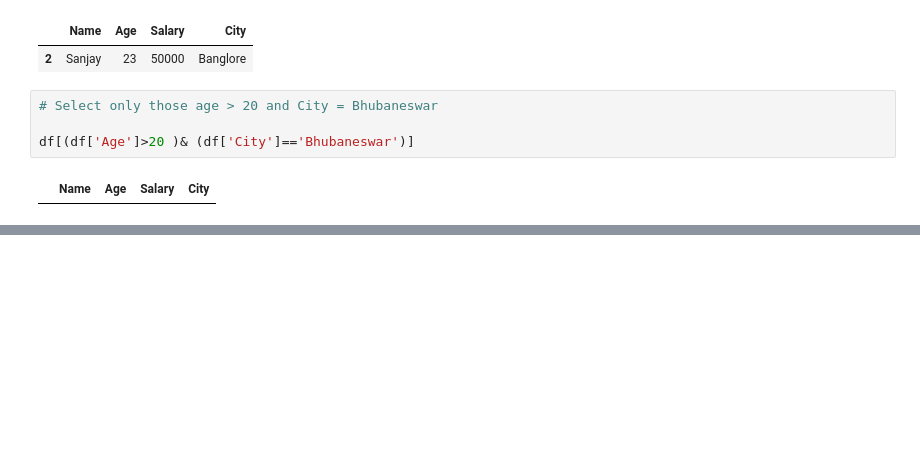
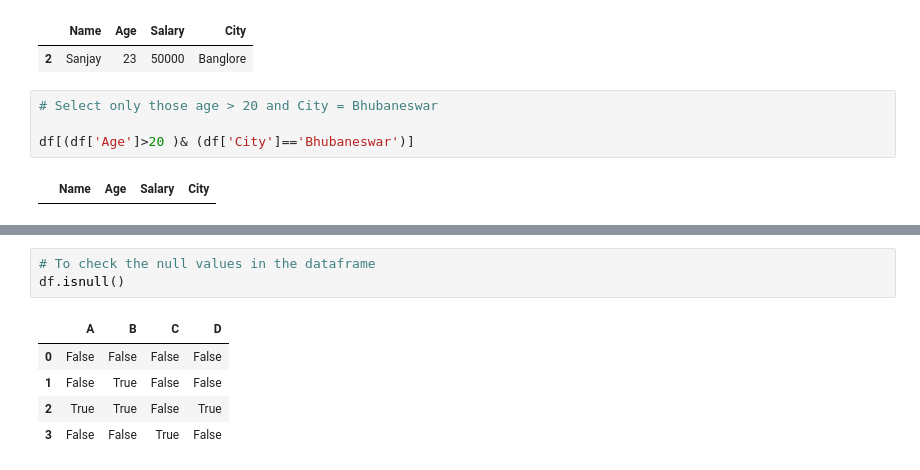
Before and after one commit to pSahoo-456/ML-Craft-Mastering-Machine-Learning, a Jupyter notebook: 00_Basics/Pandas/02_Dataframe.ipynb, the cells around one changed output, grey strips where cells are left out. Cells and saved outputs as stored; diff of their text form; blank space fills up the shorter version.

```diff
--- a/00_Basics/Pandas/02_Dataframe.ipynb
+++ b/00_Basics/Pandas/02_Dataframe.ipynb
@@ -187,0 +209,9 @@ df[(df['Age']>20 )& (df['City']=='Bhubaneswar')]
+# %%
+# To check the null values in the dataframe
+df.isnull()
+# %% [output]
+|  | A | B | C | D |
+| 0 | False | False | False | False |
+| 1 | False | True | False | False |
+| 2 | True | True | False | True |
+| 3 | False | False | True | False |
```
Also changed, not shown: parts of 12 cells of this notebook.
